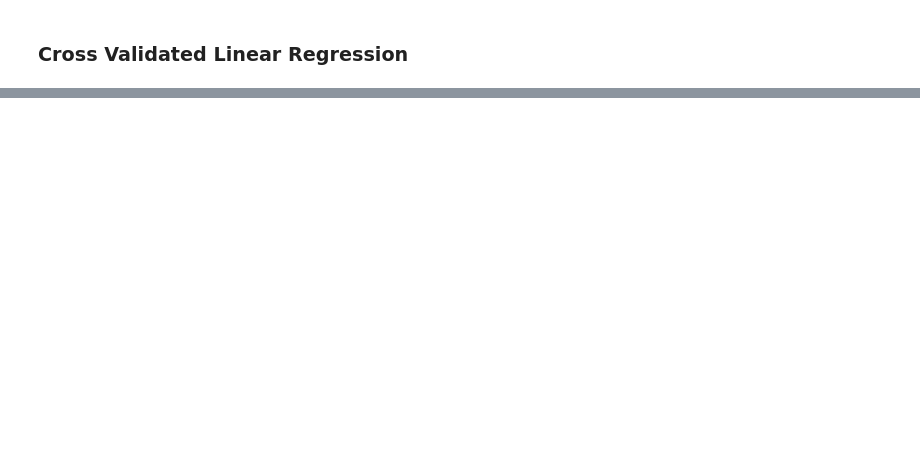
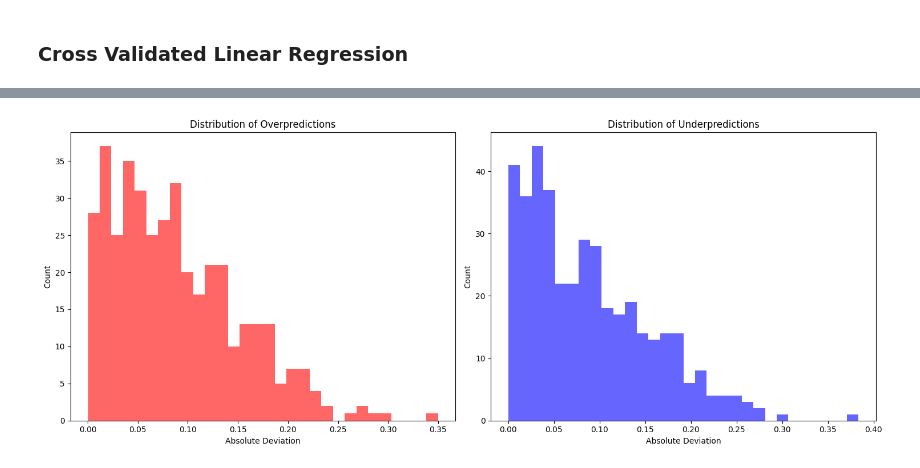
Before and after one commit to KarahanS/Visual-Genome-Python-Driver, a Jupyter notebook: notebooks/linear/analysis.ipynb, the cells around one changed output, grey strips where cells are left out. Cells and saved outputs as stored; diff of their text form; code cells hidden in the pictures; blank space fills up the shorter version.

```diff
--- a/notebooks/linear/analysis.ipynb
+++ b/notebooks/linear/analysis.ipynb
@@ -61,12 +88,12 @@ features
 # %%
 dataset_result = {}
 
-def run_regression(data, N, M):
+def run_regression(data, N, M, target, model_strs, return_preds):
     df = data.copy()
     get_transforms(df)
-    return cross_validate(df, N=N, M=M)
+    return cross_validate(df, N=N, M=M, target=target, model_strs=model_strs, return_preds=return_preds)
 
-dataset_result["vg"] = run_regression(features, N=3, M=1)
+dataset_result["vg"] = run_regression(features, N=3, M=1, target="normalized_rating", model_strs=model_strs, return_preds=True) # change to "predicted_complexity" in need
 # %%
 results_stats = results_to_mean_confidence_interval(dataset_result)
 print("Reporting Spearman correlations.")
@@ -97,0 +172,93 @@ seg_64points_norm + num_classes_norm + avg_region_similarity_norm + avg_rel_simi
+# %%
+dataset_result = {}
+
+def run_regression(data, N, M, target, model_strs, return_preds):
+    df = data.copy()
+    get_transforms(df)
+    return cross_validate(df, N=N, M=M, target=target, model_strs=model_strs, return_preds=return_preds)
+
+dataset_result["vg"] = run_regression(features, N=3, M=M_[FEATURES], target="complexity", model_strs=model_strs, return_preds=True) # change to "predicted_complexity" in need
+# %%
+OUR_FEATURE = "sqrt_seg_64points + sqrt_num_classes"
+predicted_comp = dataset_result["vg"][OUR_FEATURE]['predictions']
+actual_comp = dict(zip(features['image_id'], features['complexity']))
+# %%
+import numpy as np
+import matplotlib.pyplot as plt
+
+# Calculate mean prediction for each image
+mean_predictions = {img_id: np.mean(preds) for img_id, preds in predicted_comp.items()}
+
+# Separate into overpredicted and underpredicted
+overpredicted = {}
+underpredicted = {}
+
+for img_id in predicted_comp.keys():
+    if img_id in actual_comp:
+        mean_pred = mean_predictions[img_id]
+        actual = actual_comp[img_id]
+        deviation = mean_pred - actual_comp[img_id]  # Note: not using abs() here
+        data = {
+            'mean_predicted': mean_pred,
+            'actual': actual,
+            'deviation': abs(deviation),  # Store absolute deviation for sorting
+            'raw_deviation': deviation,   # Store raw deviation for reference
+            'predictions': predicted_comp[img_id]
+        }
+
+        if deviation > 0:  # We predicted higher complexity
+            overpredicted[img_id] = data
+        else:  # We predicted lower complexity
+            underpredicted[img_id] = data
+
+# Sort both dictionaries by absolute deviation
+sorted_over = dict(sorted(overpredicted.items(), key=lambda x: x[1]['deviation'], reverse=True))
+sorted_under = dict(sorted(underpredicted.items(), key=lambda x: x[1]['deviation'], reverse=True))
+
+# Print results
+print(f"\nOverpredicted ({len(overpredicted)} images):")
+print("Image ID | Mean Predicted | Actual | Deviation | Individual Predictions")
+print("-" * 80)
+for i, (img_id, data) in enumerate(sorted_over.items()):
+    if i >= 5:  # Show top 5
+        break
+    print(f"{img_id:<8} | {data['mean_predicted']:12.3f} | {data['actual']:6.3f} | +{data['deviation']:8.3f} | {data['predictions']}")
+
+print(f"\nUnderpredicted ({len(underpredicted)} images):")
+print("Image ID | Mean Predicted | Actual | Deviation | Individual Predictions")
+print("-" * 80)
+for i, (img_id, data) in enumerate(sorted_under.items()):
+    if i >= 5:  # Show top 5
+        break
+    print(f"{img_id:<8} | {data['mean_predicted']:12.3f} | {data['actual']:6.3f} | -{data['deviation']:8.3f} | {data['predictions']}")
+
+# Calculate statistics for both groups
+over_deviations = [d['deviation'] for d in overpredicted.values()]
+under_deviations = [d['deviation'] for d in underpredicted.values()]
+
+print("\nStatistics:")
+print(f"Overpredicted images: {len(overpredicted)} ({len(overpredicted)/(len(overpredicted)+len(underpredicted))*100:.1f}%)")
+print(f"Mean deviation when overpredicting: {np.mean(over_deviations):.3f}")
+print(f"Max deviation when overpredicting: {max(over_deviations):.3f}")
+print(f"\nUnderpredicted images: {len(underpredicted)} ({len(underpredicted)/(len(overpredicted)+len(underpredicted))*100:.1f}%)")
+print(f"Mean deviation when underpredicting: {np.mean(under_deviations):.3f}")
+print(f"Max deviation when underpredicting: {max(under_deviations):.3f}")
+
+# Create two histograms side by side
+plt.figure(figsize=(15, 6))
+
+plt.subplot(1, 2, 1)
+plt.hist(over_deviations, bins=30, color='red', alpha=0.6)
+plt.title('Distribution of Overpredictions')
+plt.xlabel('Absolute Deviation')
+plt.ylabel('Count')
+
+plt.subplot(1, 2, 2)
+plt.hist(under_deviations, bins=30, color='blue', alpha=0.6)
+plt.title('Distribution of Underpredictions')
+plt.xlabel('Absolute Deviation')
+plt.ylabel('Count')
+
+plt.tight_layout()
+plt.show()
+# %% [output]
@@ -97,0 +282 @@ seg_64points_norm + num_classes_norm + avg_region_similarity_norm + avg_rel_simi
+[figure, added]
```
Also changed, not shown: parts of 10 cells of this notebook, 15 other files.
